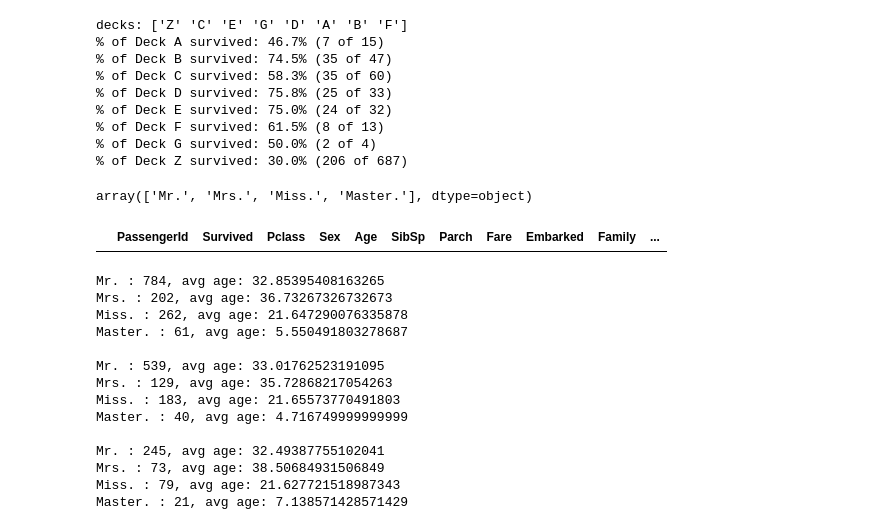
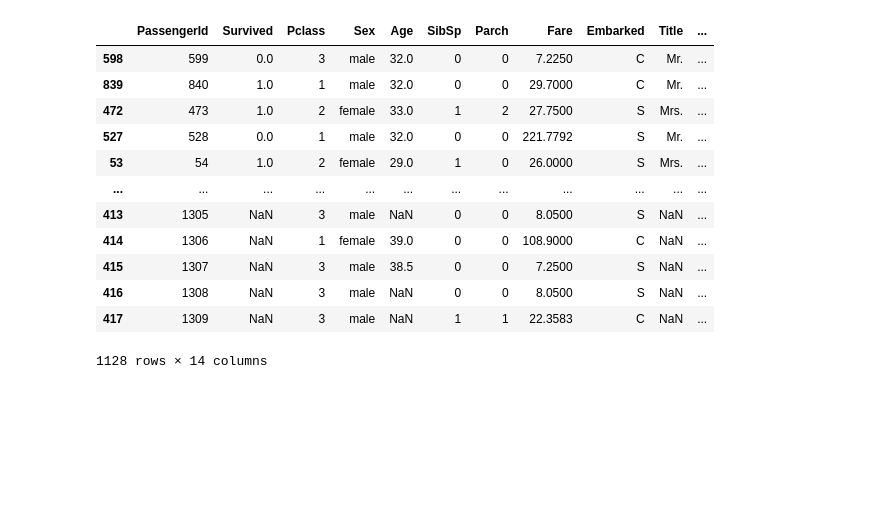
Before and after one commit to coffeenut/kaggle-titanic, a Jupyter notebook: code/exploration.ipynb, the cells around one changed output. Saved outputs shown, nothing was run; the diff lists cells and outputs as text; code cells hidden in the pictures; blank space fills up the shorter version.

```diff
--- a/code/exploration.ipynb
+++ b/code/exploration.ipynb
@@ -174,54 +7,26 @@ print_surviving_percent('people embarked Q', (data.Embarked == 'Q') ,data)
-# %%
-vals = combined_data.Deck
-print(f'decks: {vals.unique()}')
-print_surviving_percent('Deck A', (train_data.Deck == 'A') ,data)
-print_surviving_percent('Deck B', (train_data.Deck == 'B') ,data)
-print_surviving_percent('Deck C', (train_data.Deck == 'C') ,data)
-print_surviving_percent('Deck D', (train_data.Deck == 'D') ,data)
-print_surviving_percent('Deck E', (train_data.Deck == 'E') ,data)
-print_surviving_percent('Deck F', (train_data.Deck == 'F') ,data)
-print_surviving_percent('Deck G', (train_data.Deck == 'G') ,data)
-#print_surviving_percent('Deck T', (train_data.Deck == 'T') ,data)
-print_surviving_percent('Deck Z', (train_data.Deck == 'Z') ,data)
-# %% [output]
-decks: ['Z' 'C' 'E' 'G' 'D' 'A' 'B' 'F']
-% of Deck A survived: 46.7% (7 of 15)
-% of Deck B survived: 74.5% (35 of 47)
-% of Deck C survived: 58.3% (35 of 60)
-% of Deck D survived: 75.8% (25 of 33)
-% of Deck E survived: 75.0% (24 of 32)
-% of Deck F survived: 61.5% (8 of 13)
-% of Deck G survived: 50.0% (2 of 4)
-% of Deck Z survived: 30.0% (206 of 687)
-# %%
- # get unique titles
- titles = combined_data.Title.unique()
-titles
-# %% [output]
-array(['Mr.', 'Mrs.', 'Miss.', 'Master.'], dtype=object)
-# %%
-combined_data[combined_data.Deck == 'T']
-# %% [output]
-|  | PassengerId | Survived | Pclass | Sex | Age | SibSp | Parch | Fare | Embarked | Family | ... |
-# %%
-for ds in [combined_data, train_data, test_data]:
-    for t in ds.Title.unique():
-        c = len(ds[ds.Title == t])
-        av = sum(ds[ds.Title == t].Age)/c
-        print(f'{t} : {c}, avg age: {av}')
-    print()
-# %% [output]
-Mr. : 784, avg age: 32.85395408163265
-Mrs. : 202, avg age: 36.73267326732673
-Miss. : 262, avg age: 21.647290076335878
-Master. : 61, avg age: 5.550491803278687
-
-Mr. : 539, avg age: 33.01762523191095
-Mrs. : 129, avg age: 35.72868217054263
-Miss. : 183, avg age: 21.65573770491803
-Master. : 40, avg age: 4.716749999999999
-
-Mr. : 245, avg age: 32.49387755102041
-Mrs. : 73, avg age: 38.50684931506849
-Miss. : 79, avg age: 21.627721518987343
-Master. : 21, avg age: 7.138571428571429
+# %%
+# load the data and split into training and validation sets
+# test_data will be used in final submission
+# combined_data is created for data exploration but not used for training/validation/testing
+full_train_data = pd.read_csv("../data/train.csv")
+test_data = pd.read_csv("../data/test.csv")
+
+combined_data = pd.concat([train_data, test_data])
+train_data, validation_data = train_test_split(full_train_data, test_size=0.2)
+all_datasets = [train_data, validation_data, test_data, combined_data, full_train_data]
+
+combined_data
+# %% [output]
+|  | PassengerId | Survived | Pclass | Sex | Age | SibSp | Parch | Fare | Embarked | Title | ... |
+| 598 | 599 | 0.0 | 3 | male | 32.0 | 0 | 0 | 7.2250 | C | Mr. | ... |
+| 839 | 840 | 1.0 | 1 | male | 32.0 | 0 | 0 | 29.7000 | C | Mr. | ... |
+| 472 | 473 | 1.0 | 2 | female | 33.0 | 1 | 2 | 27.7500 | S | Mrs. | ... |
+| 527 | 528 | 0.0 | 1 | male | 32.0 | 0 | 0 | 221.7792 | S | Mr. | ... |
+| 53 | 54 | 1.0 | 2 | female | 29.0 | 1 | 0 | 26.0000 | S | Mrs. | ... |
+| ... | ... | ... | ... | ... | ... | ... | ... | ... | ... | ... | ... |
+| 413 | 1305 | NaN | 3 | male | NaN | 0 | 0 | 8.0500 | S | NaN | ... |
+| 414 | 1306 | NaN | 1 | female | 39.0 | 0 | 0 | 108.9000 | C | NaN | ... |
+| 415 | 1307 | NaN | 3 | male | 38.5 | 0 | 0 | 7.2500 | S | NaN | ... |
+| 416 | 1308 | NaN | 3 | male | NaN | 0 | 0 | 8.0500 | S | NaN | ... |
+| 417 | 1309 | NaN | 3 | male | NaN | 1 | 1 | 22.3583 | C | NaN | ... |
+1128 rows × 14 columns
```
Also changed, not shown: parts of 22 cells of this notebook, 1 other file.
